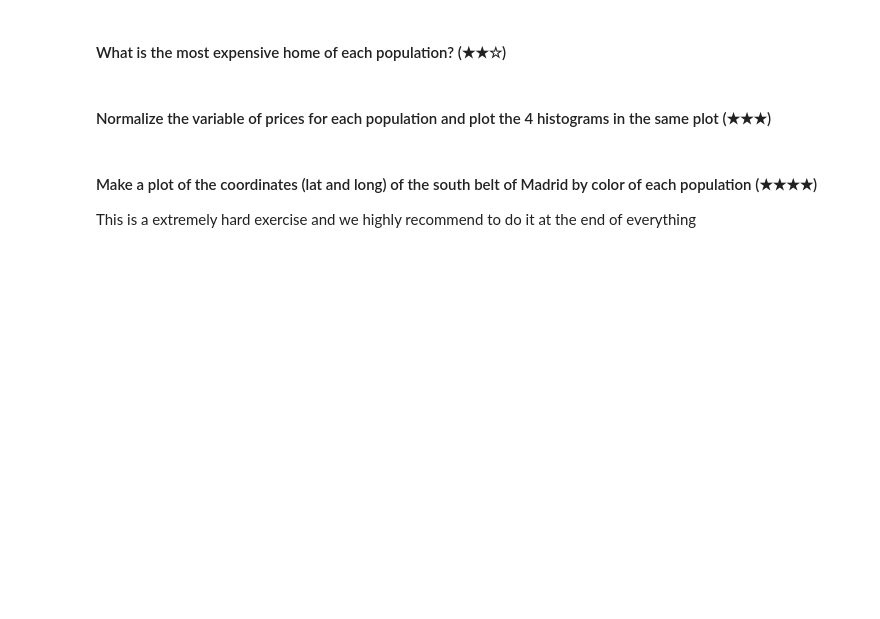
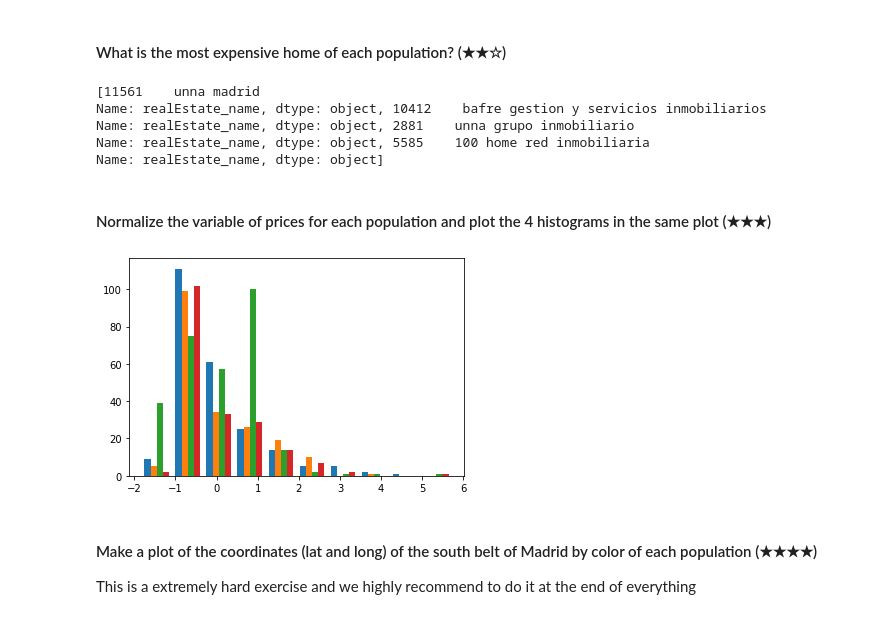
Before and after one commit to 6oncvlo/machine-learning-prework, a Jupyter notebook: 06-final_project/project.ipynb, the cells around one changed output. Saved outputs shown, nothing was run; the diff lists cells and outputs as text; code cells hidden in the pictures; blank space fills up the shorter version.

```diff
--- a/06-final_project/project.ipynb
+++ b/06-final_project/project.ipynb
@@ -119,7 +168,34 @@ Alco=a[a['level5']=='Alcorcón']
 # %% [markdown]
 #### What is the most expensive home of each population? (★★☆)
+# %%
+#pfuen=fuen['price']
+#plega=lega['price']
+#pgeta=geta['price']
+#palco=alco['price']
+#lista_index=list(map(lambda x: np.where(x==max(x))[0][0],[pfuen,plega,pgeta,palco]))
+lista_casas_mais_caras_index=[]
+for k in [fuen,lega,geta,alco]:
+    j=k[k['price']==max(k['price'])]['realEstate_name']
+    lista_casas_mais_caras_index.append(j)
+print(lista_casas_mais_caras_index)
+# %% [output]
+[11561    unna madrid
+Name: realEstate_name, dtype: object, 10412    bafre gestion y servicios inmobiliarios
+Name: realEstate_name, dtype: object, 2881    unna grupo inmobiliario
+Name: realEstate_name, dtype: object, 5585    100 home red inmobiliaria
+Name: realEstate_name, dtype: object]
 # %% [markdown]
 #### Normalize the variable of prices for each population and plot the 4 histograms in the same plot (★★★)
+# %%
+pnfuen=(fuen['price']-np.nanmean(fuen['price']))/np.nanstd(fuen['price'])
+pnlega=(lega['price']-np.nanmean(lega['price']))/np.nanstd(lega['price'])
+pngeta=(geta['price']-np.nanmean(geta['price']))/np.nanstd(geta['price'])
+pnalco=(alco['price']-np.nanmean(alco['price']))/np.nanstd(alco['price'])
+
+plt.hist([pnfuen,pnlega,pngeta,pnalco])
+plt.show()
+# %% [output]
+[figure, added]
 # %% [markdown]
 #### Make a plot of the coordinates (lat and long) of the south belt of Madrid by color of each population (★★★★)
 This is a extremely hard exercise and we highly recommend to do it at the end of everything
```
Also changed, not shown: parts of 9 cells of this notebook.
